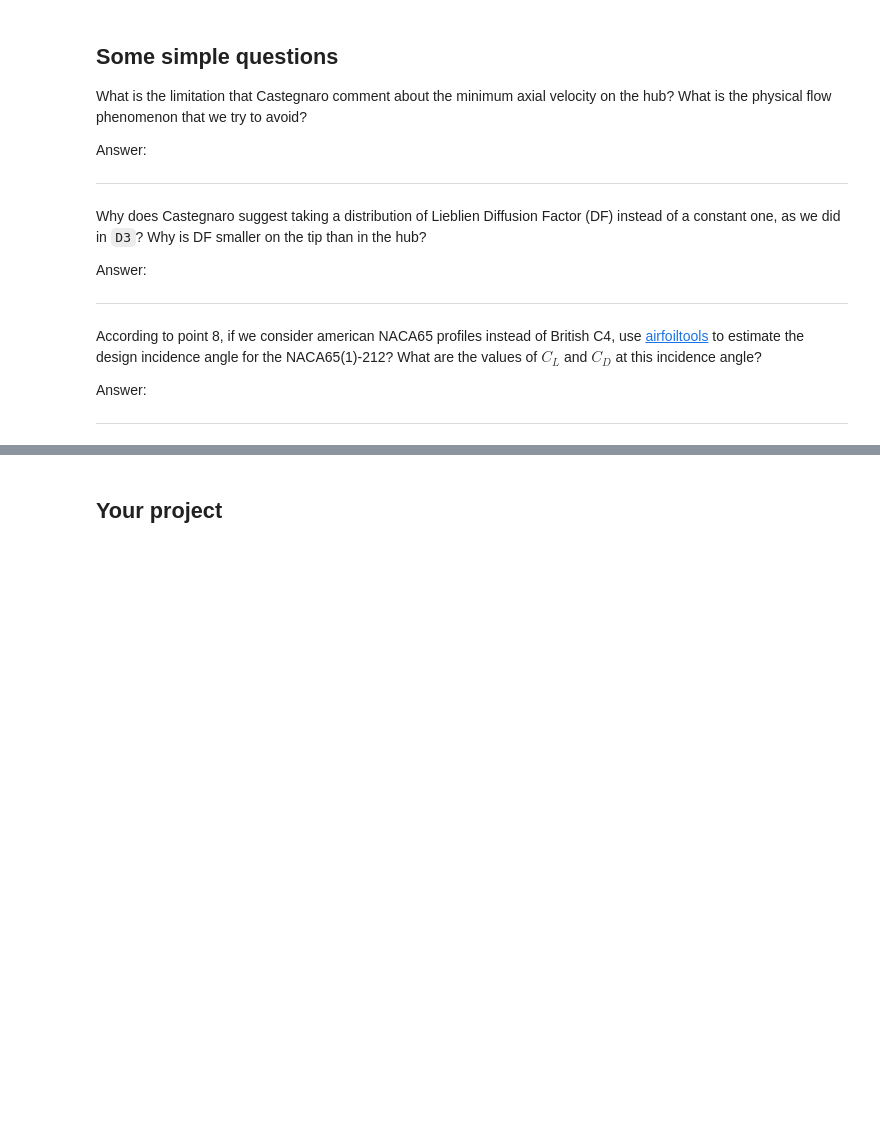
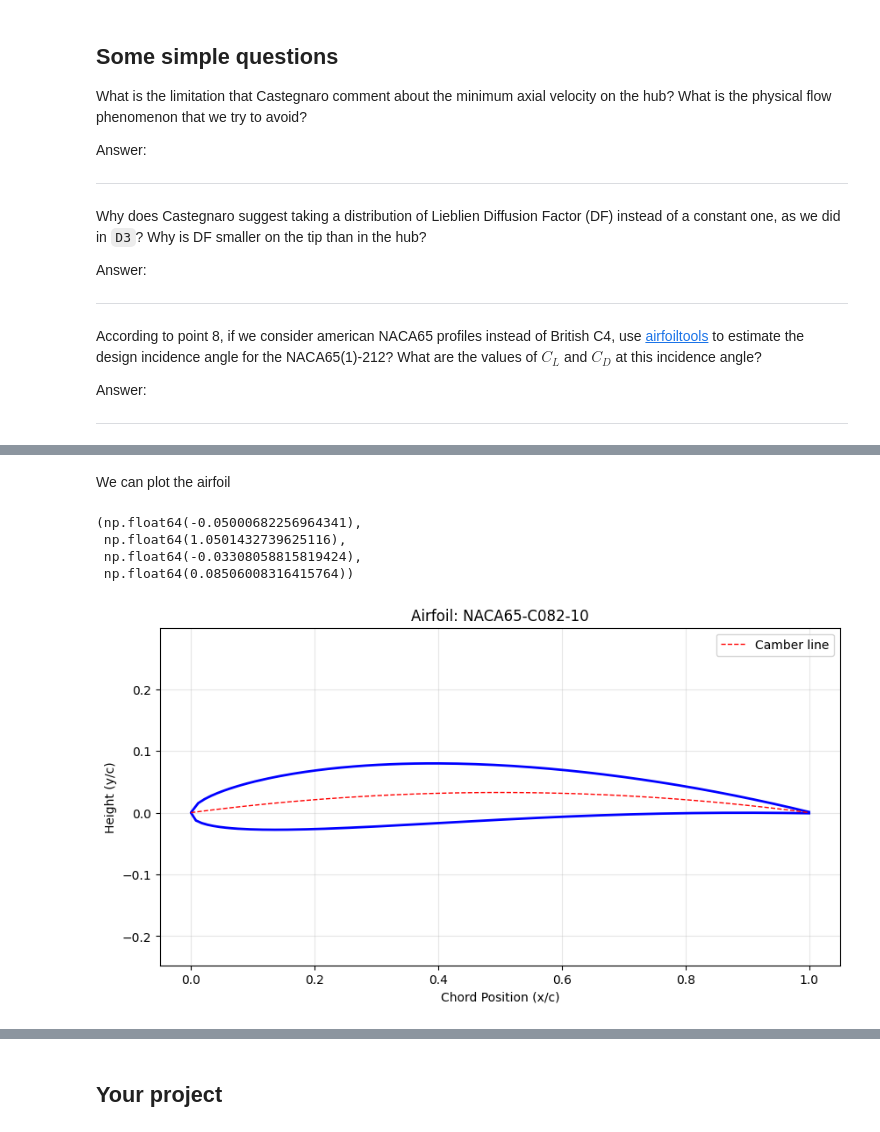
Before and after one commit to Marcal8/AdvancedFluidDynamicDesign-AxialFan, a Jupyter notebook: 1_Design/D4_blade_and_rotor_design.ipynb, the cells around one changed output, grey strips where cells are left out. Drawn from its saved outputs; the diff is of its cells as text; code cells hidden in the pictures; blank space fills up the shorter version.

```diff
--- a/1_Design/D4_blade_and_rotor_design.ipynb
+++ b/1_Design/D4_blade_and_rotor_design.ipynb
@@ -65,0 +80,2 @@ Let's we use this functions to analyze the medium span-wise section of the TXBR-
+# %%
+airfoil = generate_cambered_airfoil(design_CL = 0.82, thickness_ratio = 0.1)
@@ -65,0 +91,23 @@ Let's we use this functions to analyze the medium span-wise section of the TXBR-
+# %% [markdown]
+We can plot the airfoil
+# %%
+import matplotlib.pyplot as plt
+import numpy as np
+
+fig, ax = plt.subplots(figsize=(10, 5))
+x = np.linspace(0,1,len(airfoil['camber_line']))
+# Airfoil shape
+ax.plot(airfoil['x_coords'], airfoil['y_coords'], 'b-', linewidth=2)
+ax.plot(x, airfoil['camber_line'], 'r--', linewidth=1, label='Camber line')
+ax.set_xlabel('Chord Position (x/c)')
+ax.set_ylabel('Height (y/c)')
+ax.set_title(f"Airfoil: {airfoil['name']}")
+ax.legend()
+ax.grid(True, alpha=0.3)
+ax.axis('equal')
+# %% [output]
+(np.float64(-0.05000682256964341),
+ np.float64(1.0501432739625116),
+ np.float64(-0.03308058815819424),
+ np.float64(0.08506008316415764))
+[figure, added]
```
Also changed, not shown: parts of 4 cells of this notebook.
